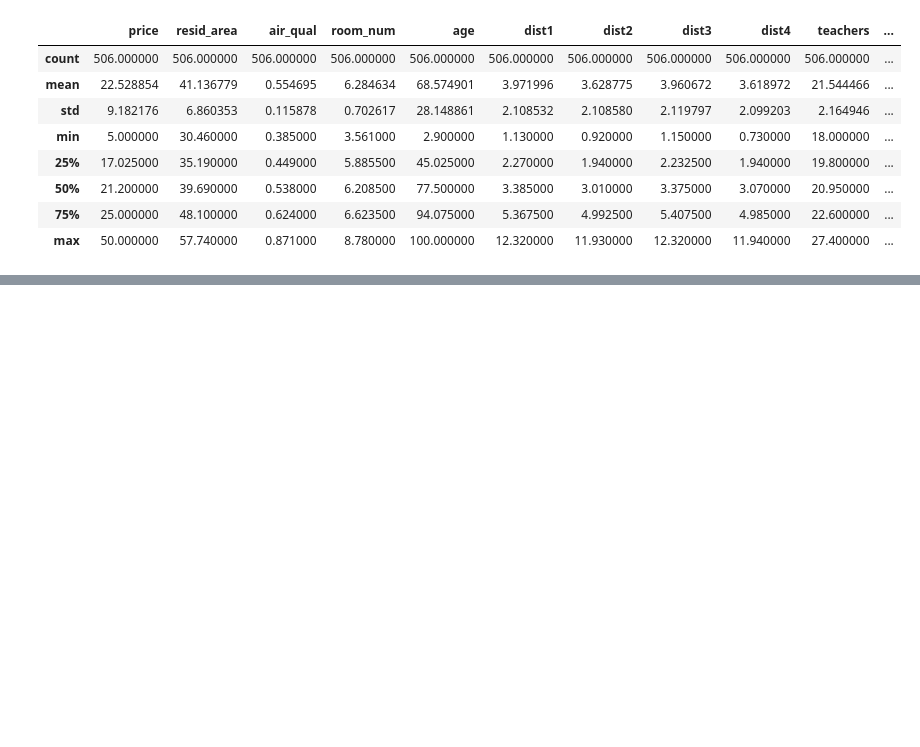
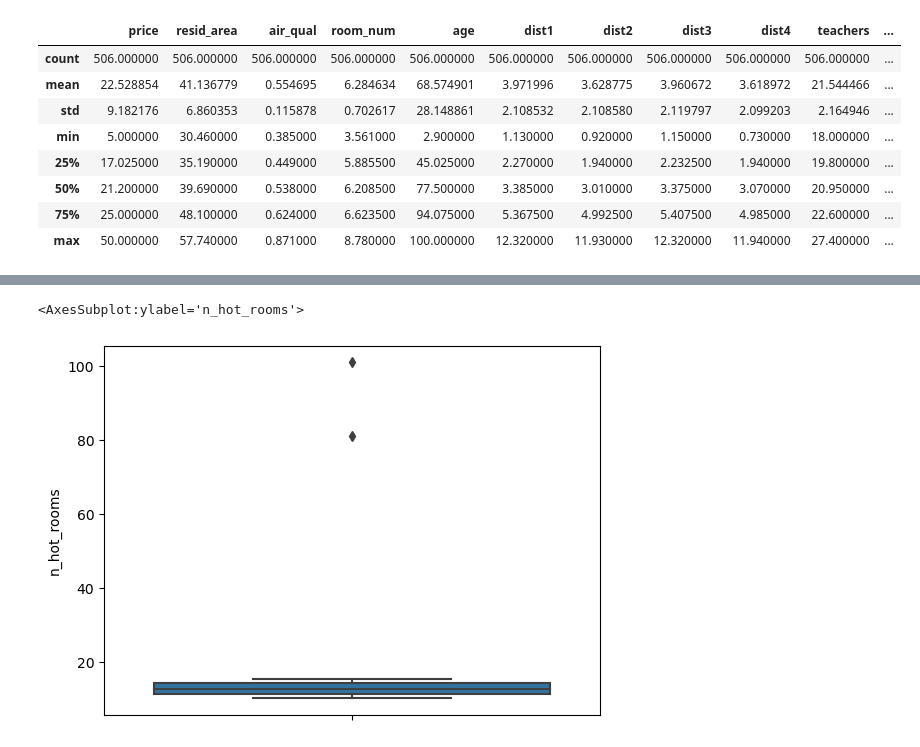
Before and after one commit to Joshi-kv/MachineLearning, a Jupyter notebook: HousePrice.ipynb, the cells around one changed output, grey strips where cells are left out. Cells and saved outputs as stored; diff of their text form; code cells hidden in the pictures; blank space fills up the shorter version.

```diff
--- a/HousePrice.ipynb
+++ b/HousePrice.ipynb
@@ -36,0 +43,5 @@ df.describe()
+# %%
+sns.boxplot(y='n_hot_rooms',data=df)
+# %% [output]
+<AxesSubplot:ylabel='n_hot_rooms'>
+[figure, added]
```
Also changed, not shown: parts of 5 cells of this notebook.
